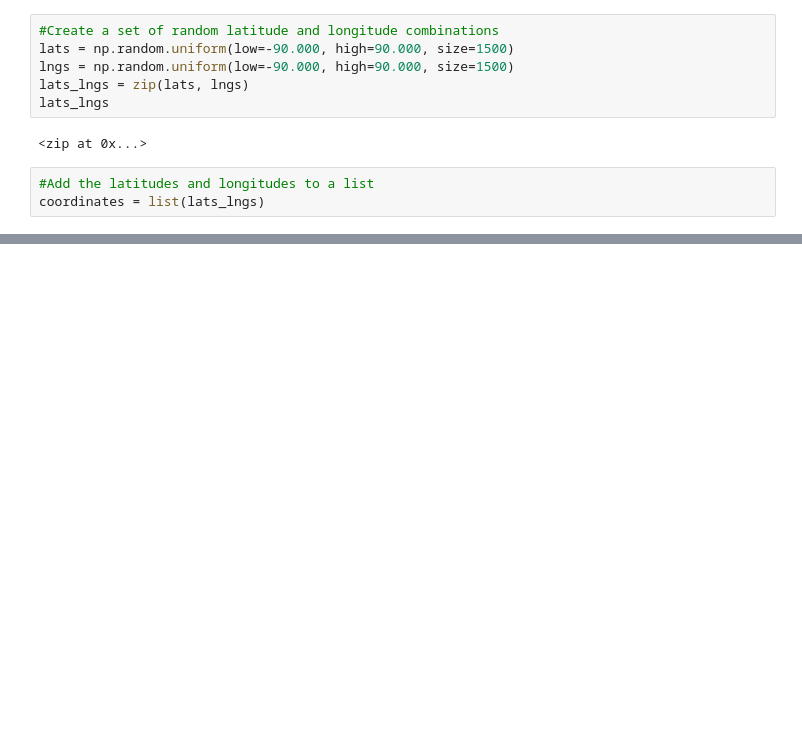
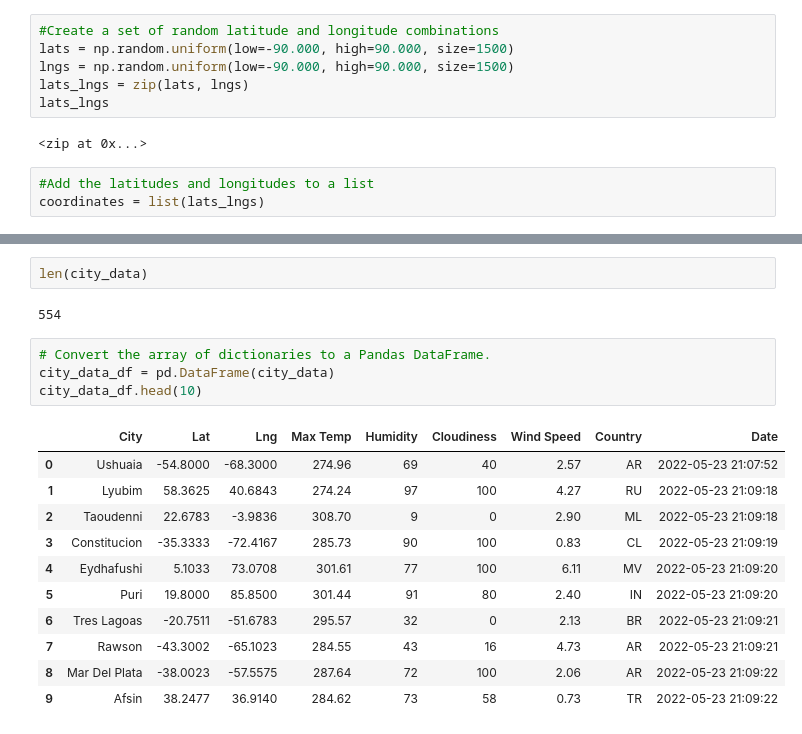
Before and after one commit to carinaediaz/world_weather_analysis, a Jupyter notebook: WeatherPy.ipynb, the cells around one changed output, grey strips where cells are left out. Cells and saved outputs as stored; diff of their text form; blank space fills up the shorter version.

```diff
--- a/WeatherPy.ipynb
+++ b/WeatherPy.ipynb
@@ -56,0 +149,20 @@ len(cities)
+# %%
+len(city_data)
+# %% [output]
+554
+# %%
+# Convert the array of dictionaries to a Pandas DataFrame.
+city_data_df = pd.DataFrame(city_data)
+city_data_df.head(10)
+# %% [output]
+|  | City | Lat | Lng | Max Temp | Humidity | Cloudiness | Wind Speed | Country | Date |
+| 0 | Ushuaia | -54.8000 | -68.3000 | 274.96 | 69 | 40 | 2.57 | AR | 2022-05-23 21:07:52 |
+| 1 | Lyubim | 58.3625 | 40.6843 | 274.24 | 97 | 100 | 4.27 | RU | 2022-05-23 21:09:18 |
+| 2 | Taoudenni | 22.6783 | -3.9836 | 308.70 | 9 | 0 | 2.90 | ML | 2022-05-23 21:09:18 |
+| 3 | Constitucion | -35.3333 | -72.4167 | 285.73 | 90 | 100 | 0.83 | CL | 2022-05-23 21:09:19 |
+| 4 | Eydhafushi | 5.1033 | 73.0708 | 301.61 | 77 | 100 | 6.11 | MV | 2022-05-23 21:09:20 |
+| 5 | Puri | 19.8000 | 85.8500 | 301.44 | 91 | 80 | 2.40 | IN | 2022-05-23 21:09:20 |
+| 6 | Tres Lagoas | -20.7511 | -51.6783 | 295.57 | 32 | 0 | 2.13 | BR | 2022-05-23 21:09:21 |
+| 7 | Rawson | -43.3002 | -65.1023 | 284.55 | 43 | 16 | 4.73 | AR | 2022-05-23 21:09:21 |
+| 8 | Mar Del Plata | -38.0023 | -57.5575 | 287.64 | 72 | 100 | 2.06 | AR | 2022-05-23 21:09:22 |
+| 9 | Afsin | 38.2477 | 36.9140 | 284.62 | 73 | 58 | 0.73 | TR | 2022-05-23 21:09:22 |
```
Also changed, not shown: parts of 9 cells of this notebook, 1 other file.
